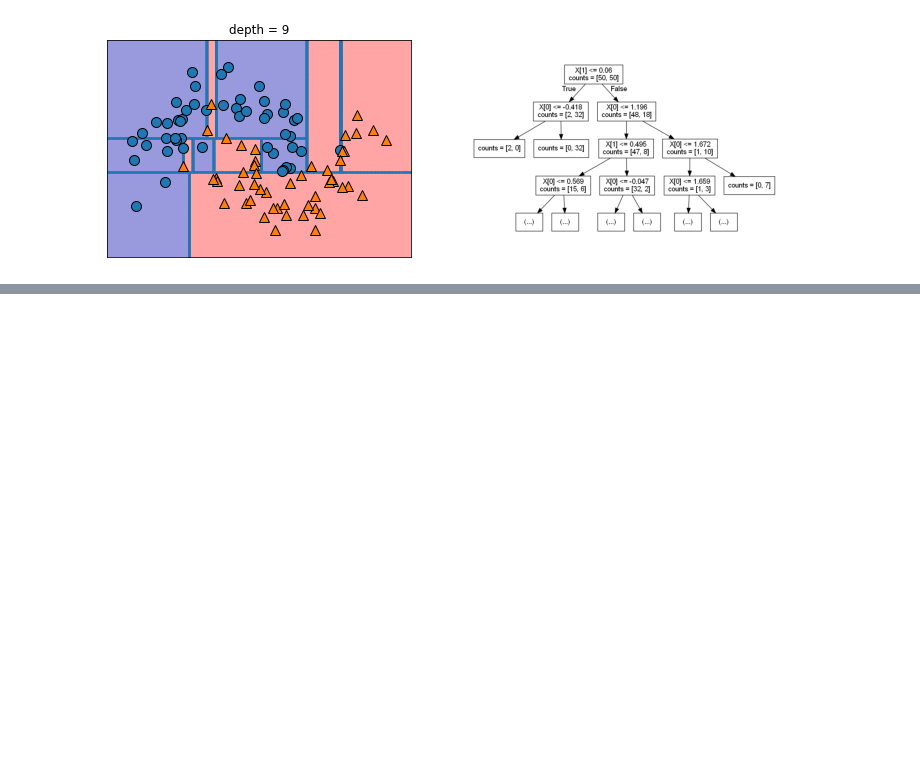
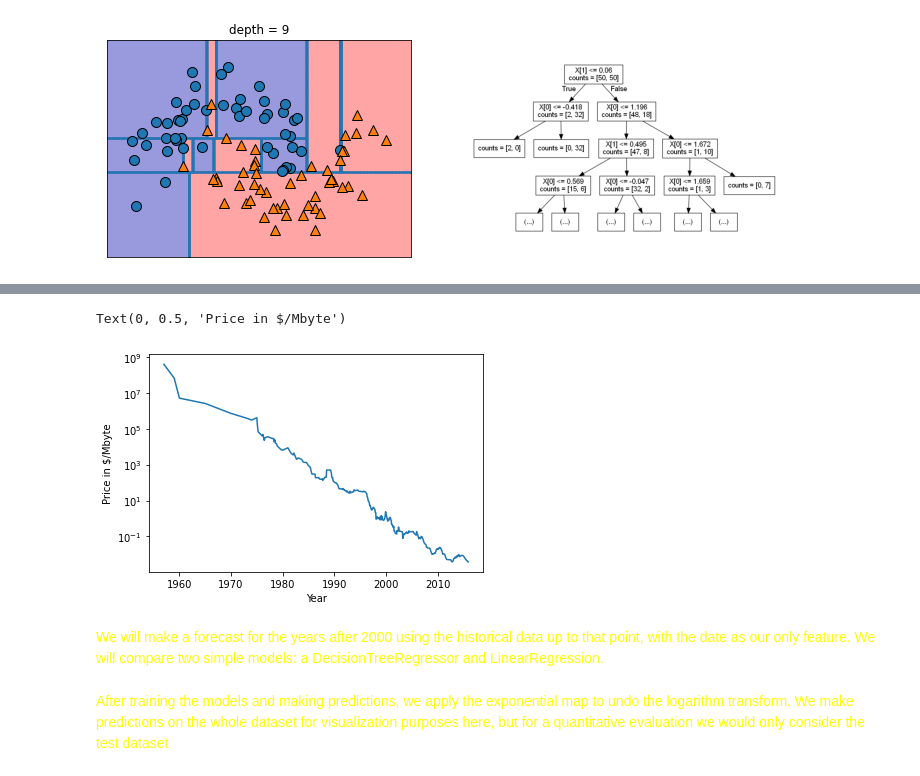
Before and after one commit to Coastpure/Intro-to-ML-with-Python, a Jupyter notebook: 02-supervised-learning.ipynb, the cells around one changed output, grey strips where cells are left out. Saved outputs shown, nothing was run; the diff lists cells and outputs as text; code cells hidden in the pictures; blank space fills up the shorter version.

```diff
--- a/02-supervised-learning.ipynb
+++ b/02-supervised-learning.ipynb
@@ -661,0 +721,18 @@ mglearn.plots.plot_tree_progressive()
+# %%
+import pandas as pd
+ram_prices = pd.read_csv("data/ram_price.csv")
+plt.semilogy(ram_prices.date, ram_prices.price)
+plt.xlabel("Year")
+plt.ylabel("Price in $/Mbyte")
+# %% [output]
+Text(0, 0.5, 'Price in $/Mbyte')
+[figure, added]
+# %% [markdown]
+<p><font color="yellow">We will make a forecast for the years after 2000 using the historical data up to that
+point, with the date as our only feature. We will compare two simple models: a
+DecisionTreeRegressor and LinearRegression. <font></p>
+# %% [markdown]
+<p><font color="yellow">After training the models and making
+predictions, we apply the exponential map to undo the logarithm transform. We
+make predictions on the whole dataset for visualization purposes here, but for a
+quantitative evaluation we would only consider the test dataset<font></p>
```
Also changed, not shown: parts of 53 cells of this notebook, 1 other file.
